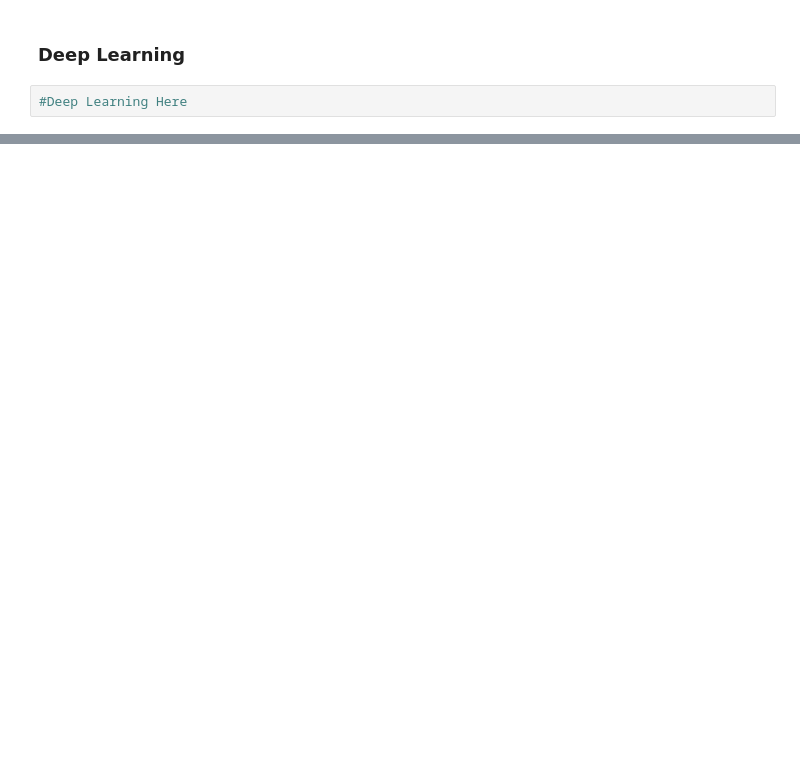
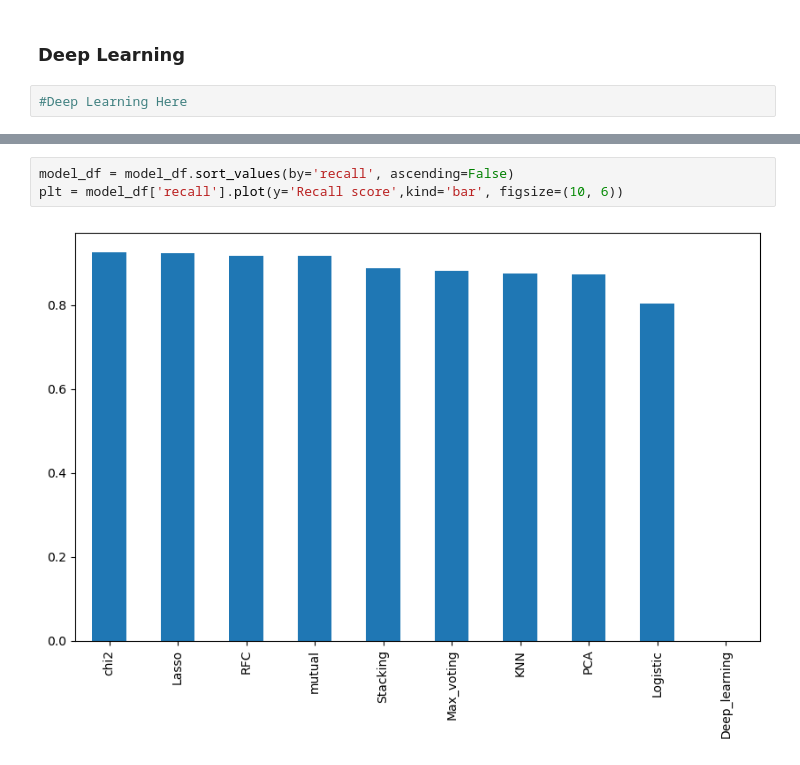
Before and after one commit to AtesBurak1/Ceng-474-Final, a Jupyter notebook: Smoking.ipynb, the cells around one changed output, grey strips where cells are left out. Saved outputs shown, nothing was run; the diff lists cells and outputs as text; blank space fills up the shorter version.

```diff
--- a/Smoking.ipynb
+++ b/Smoking.ipynb
@@ -577,0 +601,5 @@ The best feature selection method is 'Stacking' with an accuracy of 0.9069 and f
+# %%
+model_df = model_df.sort_values(by='recall', ascending=False)
+plt = model_df['recall'].plot(y='Recall score',kind='bar', figsize=(10, 6))
+# %% [output]
+[figure, added]
```
Also changed, not shown: parts of 16 cells of this notebook.
